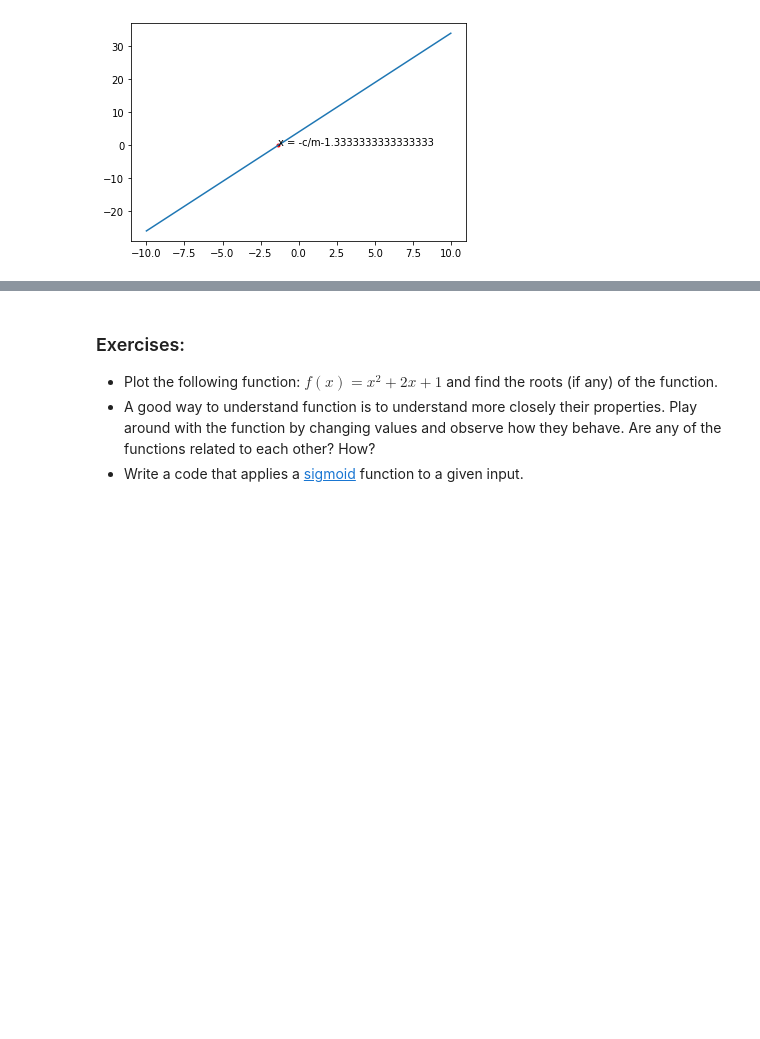
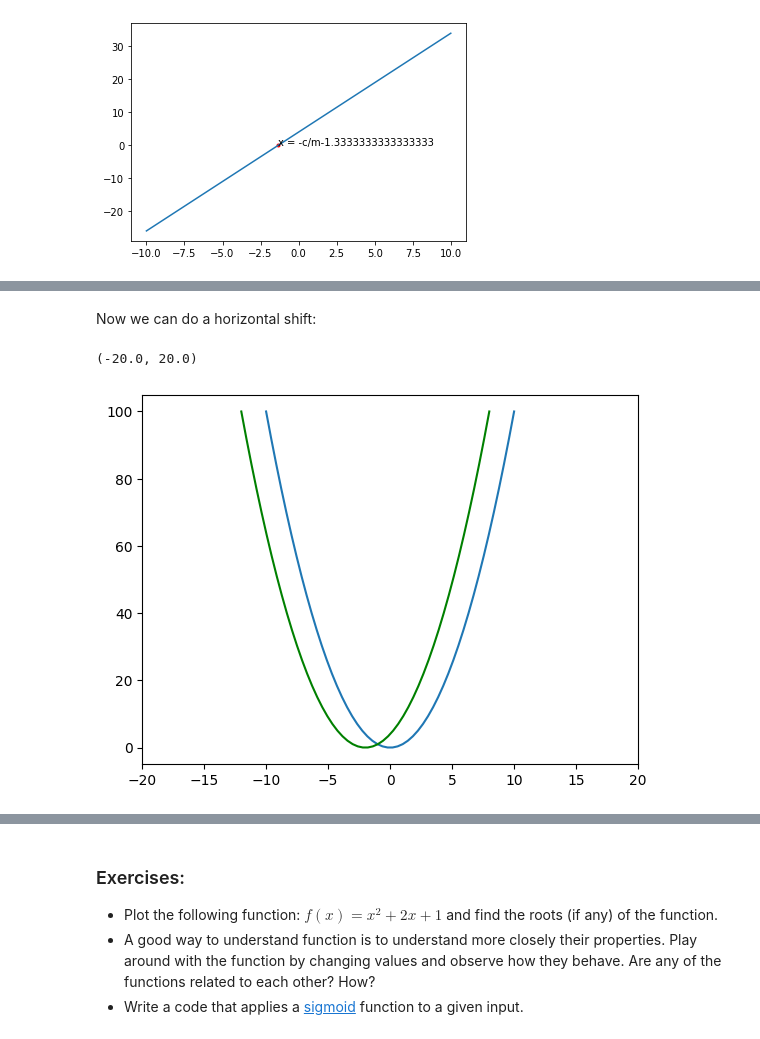
Before and after one commit to dair-ai/ML-Notebooks, a Jupyter notebook: notebooks/maths/algebra.ipynb, the cells around one changed output, grey strips where cells are left out. Cells and saved outputs as stored; diff of their text form; code cells hidden in the pictures; blank space fills up the shorter version.

```diff
--- a/notebooks/maths/algebra.ipynb
+++ b/notebooks/maths/algebra.ipynb
@@ -216,0 +232,13 @@ NameError: name 'np' is not defined
+# %% [markdown]
+Now we can do a horizontal shift:
+# %%
+# plot function shifted by 2 units horizontally; use green
+x = np.linspace(-10, 10, 50)
+plt.plot(x, x**2)
+plt.plot(x-2, x**2, 'g')
+
+# have fixed x and y scale
+plt.xlim(-20, 20)
+# %% [output]
+(-20.0, 20.0)
+[figure, added]
```
Also changed, not shown: parts of 8 cells of this notebook.
